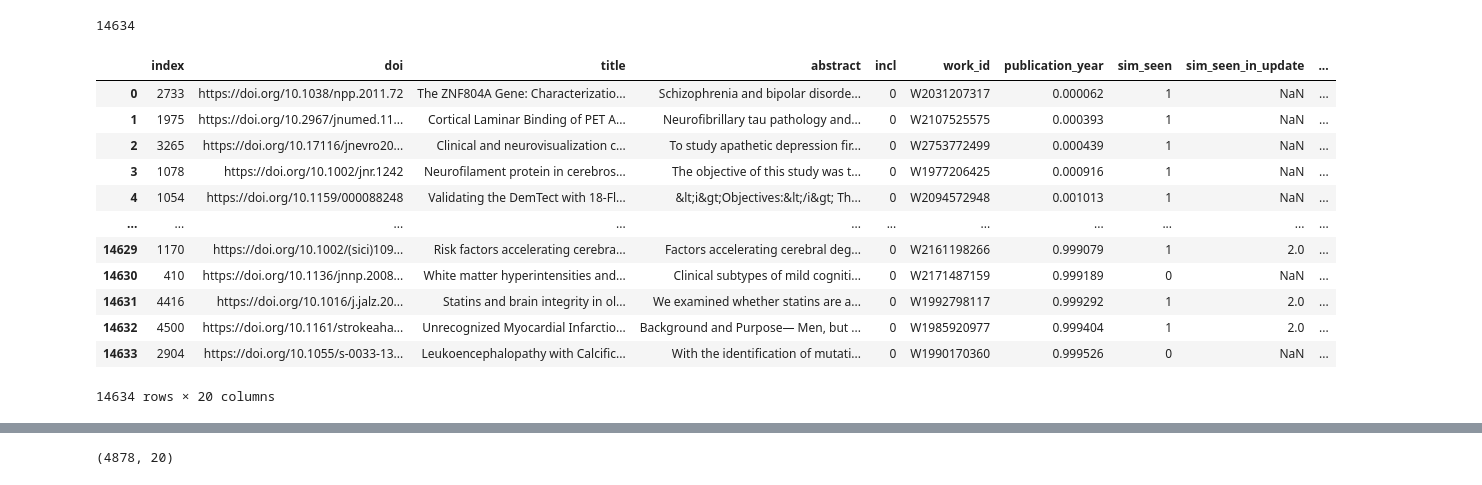
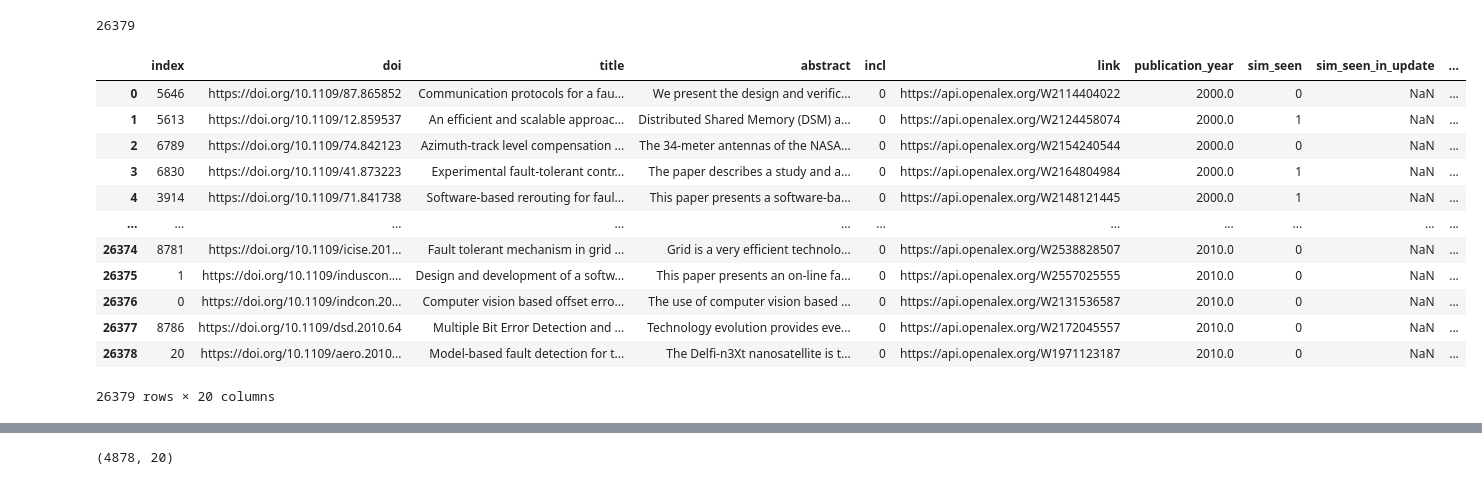
Before and after one commit to di-danilenko/living-stopping-method, a Jupyter notebook: view_results.ipynb, the cells around one changed output, grey strips where cells are left out. Cells and saved outputs as stored; diff of their text form; code cells hidden in the pictures.

Commit message:
debug the experiment

```diff
--- a/view_results.ipynb
+++ b/view_results.ipynb
@@ -1,25 +1,32 @@
 # %%
 import pandas as pd
 import matplotlib.pyplot as plt
 from main import SimulationType
 
+dataset_name = "Brouwer_2019"
+simulation_type = "BASELINE"
+
 df = pd.read_parquet(
     "screening_results",
+    #filters=[
+    #    ("dataset_name", "=", dataset_name),
+             #("simulation_type", "=", simulation_type),
+    #         ]
 )
 print(df.shape[0])
 df
 # %% [output]
-14634
+26379
-|  | index | doi | title | abstract | incl | work_id | publication_year | sim_seen | sim_seen_in_update | ... |
-| 0 | 2733 | https://doi.org/10.1038/npp.2011.72 | The ZNF804A Gene: Characterizatio... | Schizophrenia and bipolar disorde... | 0 | W2031207317 | 0.000062 | 1 | NaN | ... |
-| 1 | 1975 | https://doi.org/10.2967/jnumed.11... | Cortical Laminar Binding of PET A... | Neurofibrillary tau pathology and... | 0 | W2107525575 | 0.000393 | 1 | NaN | ... |
-| 2 | 3265 | https://doi.org/10.17116/jnevro20... | Clinical and neurovisualization c... | To study apathetic depression fir... | 0 | W2753772499 | 0.000439 | 1 | NaN | ... |
-| 3 | 1078 | https://doi.org/10.1002/jnr.1242 | Neurofilament protein in cerebros... | The objective of this study was t... | 0 | W1977206425 | 0.000916 | 1 | NaN | ... |
-| 4 | 1054 | https://doi.org/10.1159/000088248 | Validating the DemTect with 18-Fl... | &lt;i&gt;Objectives:&lt;/i&gt; Th... | 0 | W2094572948 | 0.001013 | 1 | NaN | ... |
+|  | index | doi | title | abstract | incl | link | publication_year | sim_seen | sim_seen_in_update | ... |
+| 0 | 5646 | https://doi.org/10.1109/87.865852 | Communication protocols for a fau... | We present the design and verific... | 0 | https://api.openalex.org/W2114404022 | 2000.0 | 0 | NaN | ... |
+| 1 | 5613 | https://doi.org/10.1109/12.859537 | An efficient and scalable approac... | Distributed Shared Memory (DSM) a... | 0 | https://api.openalex.org/W2124458074 | 2000.0 | 1 | NaN | ... |
+| 2 | 6789 | https://doi.org/10.1109/74.842123 | Azimuth-track level compensation ... | The 34-meter antennas of the NASA... | 0 | https://api.openalex.org/W2154240544 | 2000.0 | 0 | NaN | ... |
+| 3 | 6830 | https://doi.org/10.1109/41.873223 | Experimental fault-tolerant contr... | The paper describes a study and a... | 0 | https://api.openalex.org/W2164804984 | 2000.0 | 1 | NaN | ... |
+| 4 | 3914 | https://doi.org/10.1109/71.841738 | Software-based rerouting for faul... | This paper presents a software-ba... | 0 | https://api.openalex.org/W2148121445 | 2000.0 | 1 | NaN | ... |
 | ... | ... | ... | ... | ... | ... | ... | ... | ... | ... | ... |
-| 14629 | 1170 | https://doi.org/10.1002/(sici)109... | Risk factors accelerating cerebra... | Factors accelerating cerebral deg... | 0 | W2161198266 | 0.999079 | 1 | 2.0 | ... |
-| 14630 | 410 | https://doi.org/10.1136/jnnp.2008... | White matter hyperintensities and... | Clinical subtypes of mild cogniti... | 0 | W2171487159 | 0.999189 | 0 | NaN | ... |
-| 14631 | 4416 | https://doi.org/10.1016/j.jalz.20... | Statins and brain integrity in ol... | We examined whether statins are a... | 0 | W1992798117 | 0.999292 | 1 | 2.0 | ... |
-| 14632 | 4500 | https://doi.org/10.1161/strokeaha... | Unrecognized Myocardial Infarctio... | Background and Purpose— Men, but ... | 0 | W1985920977 | 0.999404 | 1 | 2.0 | ... |
-| 14633 | 2904 | https://doi.org/10.1055/s-0033-13... | Leukoencephalopathy with Calcific... | With the identification of mutati... | 0 | W1990170360 | 0.999526 | 0 | NaN | ... |
+| 26374 | 8781 | https://doi.org/10.1109/icise.201... | Fault tolerant mechanism in grid ... | Grid is a very efficient technolo... | 0 | https://api.openalex.org/W2538828507 | 2010.0 | 0 | NaN | ... |
+| 26375 | 1 | https://doi.org/10.1109/induscon.... | Design and development of a softw... | This paper presents an on-line fa... | 0 | https://api.openalex.org/W2557025555 | 2010.0 | 0 | NaN | ... |
+| 26376 | 0 | https://doi.org/10.1109/indcon.20... | Computer vision based offset erro... | The use of computer vision based ... | 0 | https://api.openalex.org/W2131536587 | 2010.0 | 0 | NaN | ... |
+| 26377 | 8786 | https://doi.org/10.1109/dsd.2010.64 | Multiple Bit Error Detection and ... | Technology evolution provides eve... | 0 | https://api.openalex.org/W2172045557 | 2010.0 | 0 | NaN | ... |
+| 26378 | 20 | https://doi.org/10.1109/aero.2010... | Model-based fault detection for t... | The Delfi-n3Xt nanosatellite is t... | 0 | https://api.openalex.org/W1971123187 | 2010.0 | 0 | NaN | ... |
-14634 rows × 20 columns
+26379 rows × 20 columns
```
Also changed, not shown: parts of 6 cells of this notebook, 3 other files.
